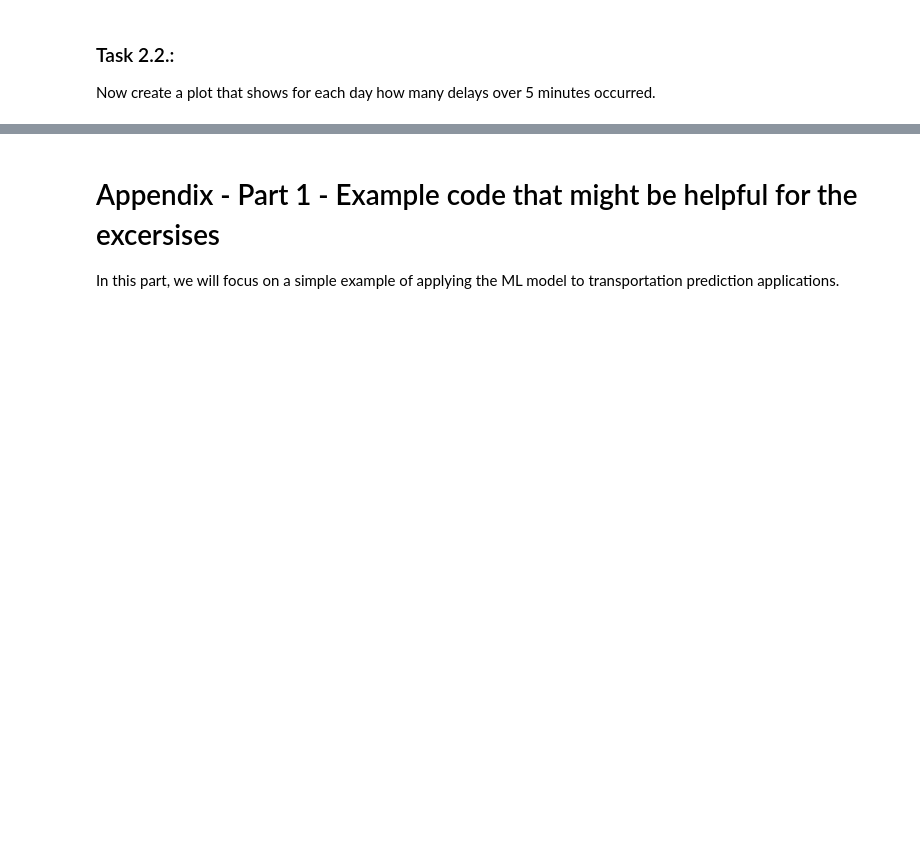
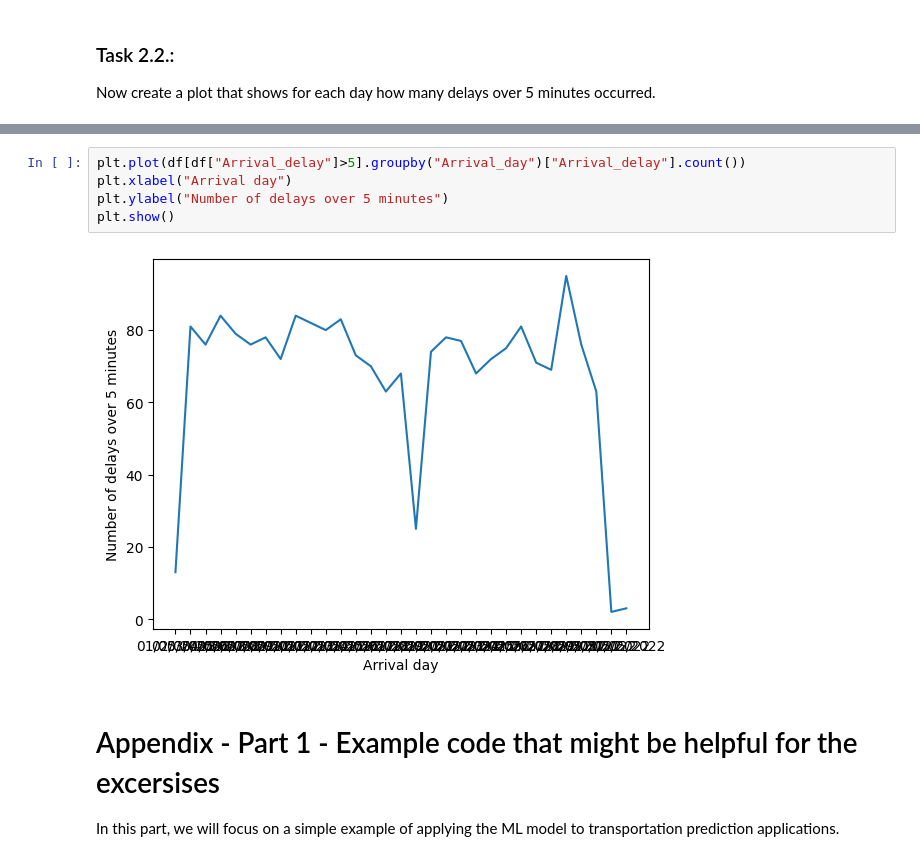
Before and after one commit to martinroth25/ai_transportation_course, a Jupyter notebook: Exercise_1_Python_basics/Exercise_1_python_basics.ipynb, the cells around one changed output, grey strips where cells are left out. Drawn from its saved outputs; the diff is of its cells as text; blank space fills up the shorter version.

```diff
--- a/Exercise_1_Python_basics/Exercise_1_python_basics.ipynb
+++ b/Exercise_1_Python_basics/Exercise_1_python_basics.ipynb
@@ -429,3 +442,10 @@ Now create a plot that shows for each day how many delays over 5 minutes occurre
+# %%
+plt.plot(df[df["Arrival_delay"]>5].groupby("Arrival_day")["Arrival_delay"].count())
+plt.xlabel("Arrival day")
+plt.ylabel("Number of delays over 5 minutes")
+plt.show()
+# %% [output]
+[figure, added]
 # %% [markdown]
 # Appendix - Part 1 - Example code that might be helpful for the excersises
 In this part, we will focus on a simple example of applying the ML model to transportation prediction applications.
```
Also changed, not shown: parts of 9 cells of this notebook.
